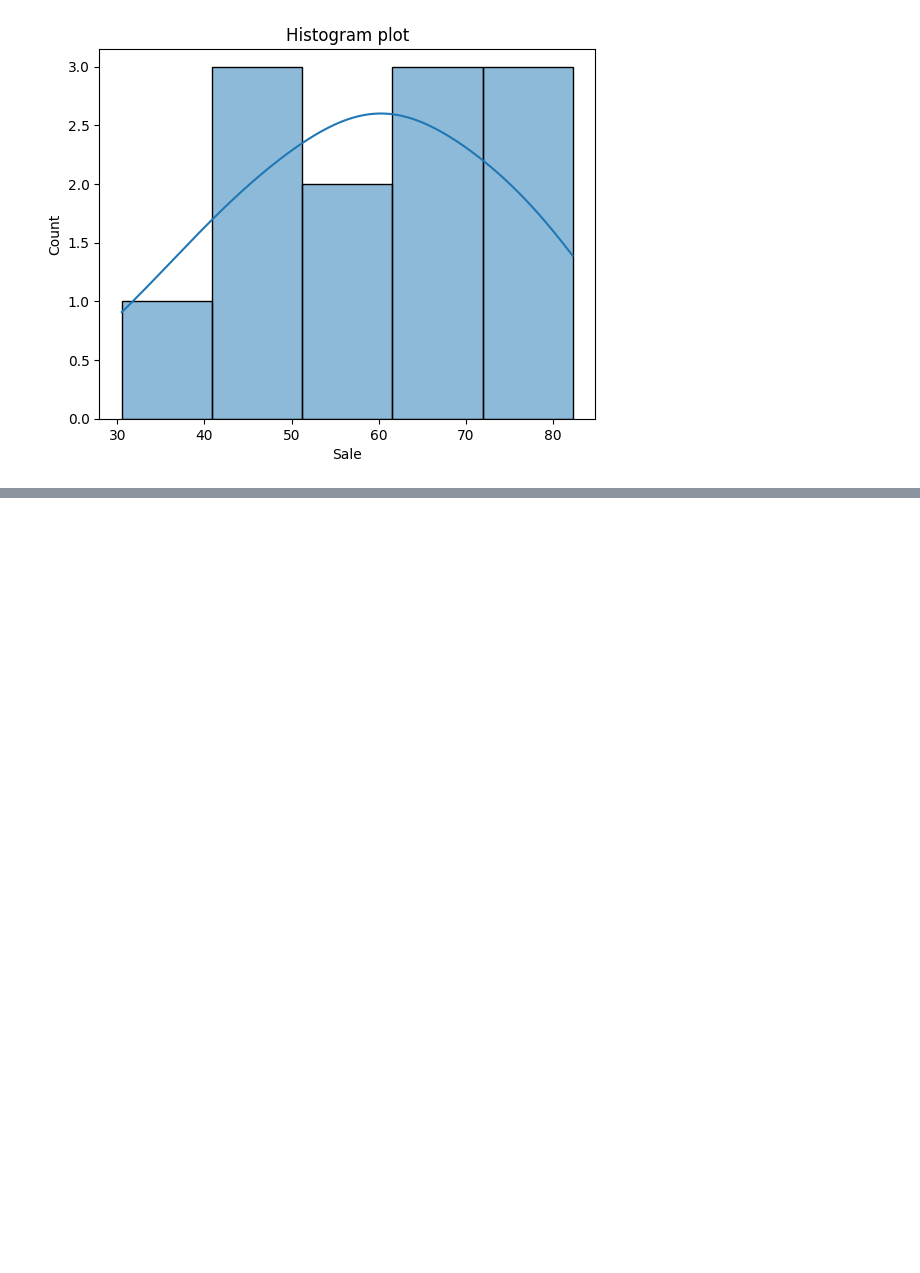
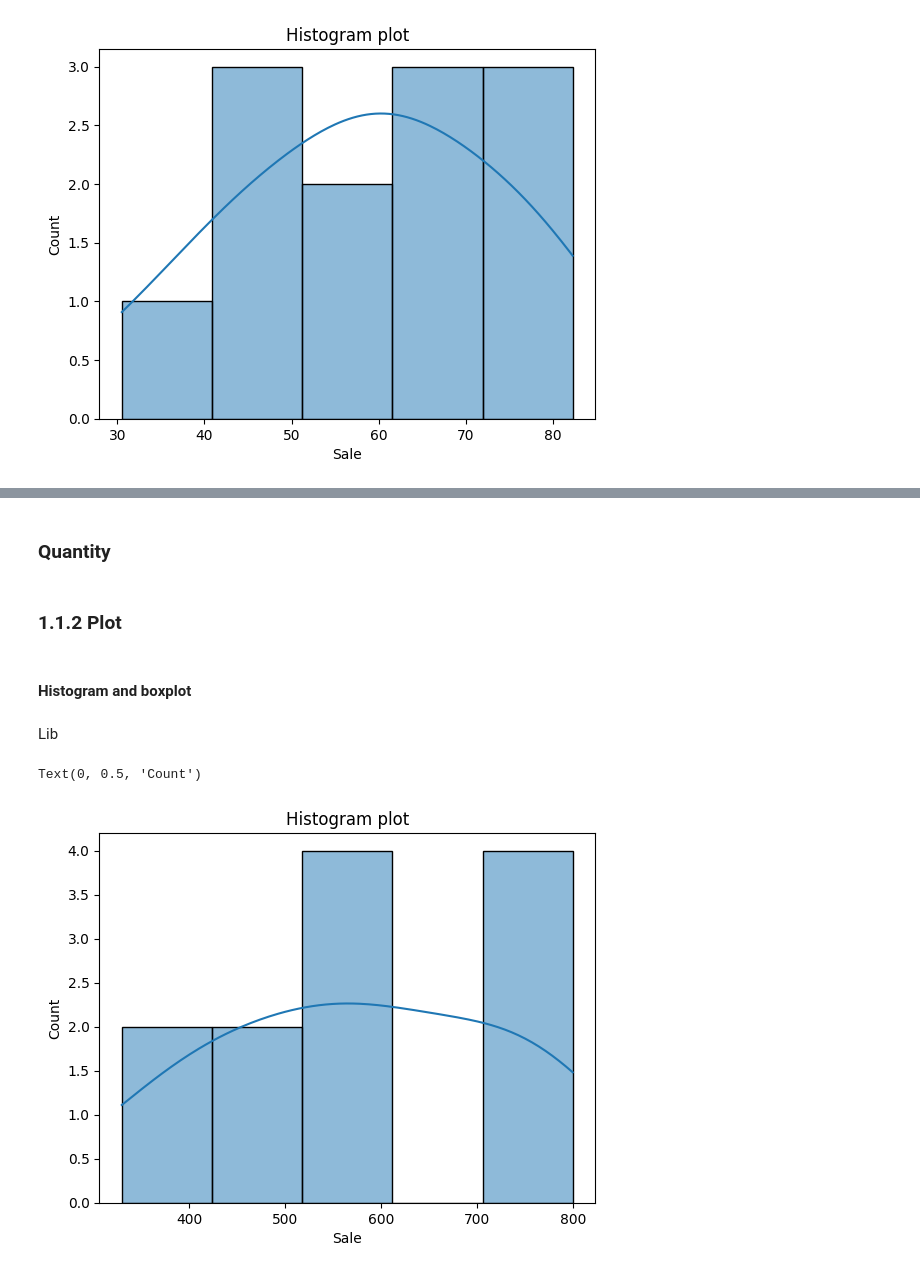
Before and after one commit to thainq1402/ATS, a Jupyter notebook: Teamwork/EDA_data.ipynb, the cells around one changed output, grey strips where cells are left out. Saved outputs shown, nothing was run; the diff lists cells and outputs as text; code cells hidden in the pictures; blank space fills up the shorter version.

```diff
--- a/Teamwork/EDA_data.ipynb
+++ b/Teamwork/EDA_data.ipynb
@@ -110,0 +214,8 @@ outliers = company['Sale']
+# %% [markdown]
+### Quantity
+# %% [markdown]
+### 1.1.2 Plot
+# %% [markdown]
+#### Histogram and boxplot
+# %% [markdown]
+Lib
@@ -110,0 +226,8 @@ outliers = company['Sale']
+# %%
+sns.histplot(company['Quantity'], kde = True)
+plt.title('Histogram plot')
+plt.xlabel('Sale')
+plt.ylabel('Count')
+# %% [output]
+Text(0, 0.5, 'Count')
+[figure, added]
```
Also changed, not shown: parts of 68 cells of this notebook, 3 other files.
